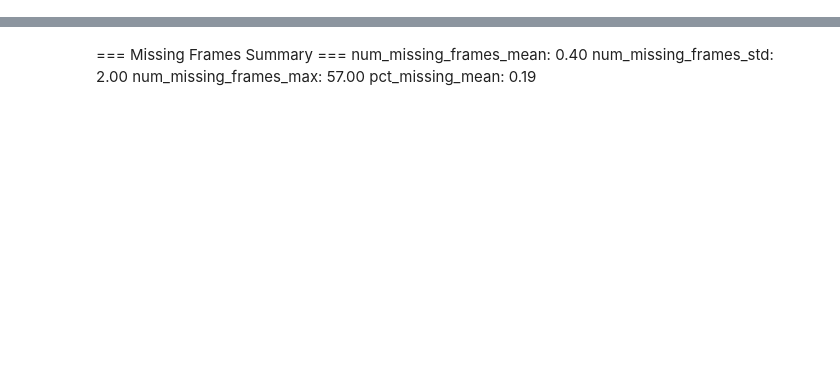
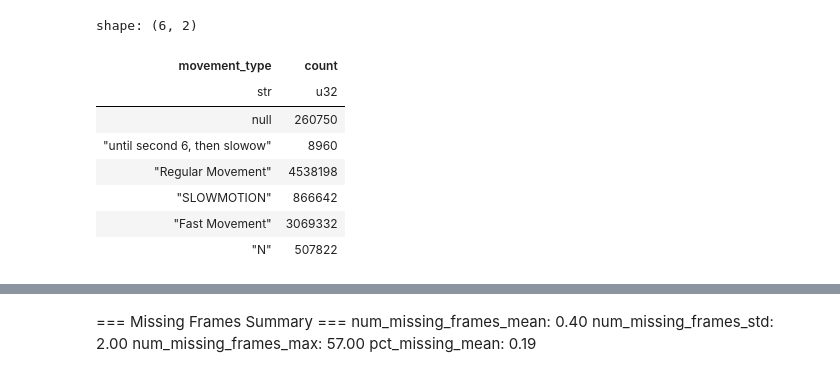
Before and after one commit to vaibhavredekar/GAITy-Capstone-Modeling, a Jupyter notebook: notebooks/Additional Checks.ipynb, the cells around one changed output, grey strips where cells are left out. Saved outputs shown, nothing was run; the diff lists cells and outputs as text; code cells hidden in the pictures; blank space fills up the shorter version.

```diff
--- a/notebooks/Additional Checks.ipynb
+++ b/notebooks/Additional Checks.ipynb
@@ -0,0 +54,12 @@
+# %%
+df.group_by("movement_type").count()
+# %% [output]
+shape: (6, 2)
+| movement_type | count |
+| str | u32 |
+| null | 260750 |
+| "until second 6, then slowow" | 8960 |
+| "Regular Movement" | 4538198 |
+| "SLOWMOTION" | 866642 |
+| "Fast Movement" | 3069332 |
+| "N" | 507822 |
```
Also changed, not shown: parts of 15 cells of this notebook, 2 other files.
